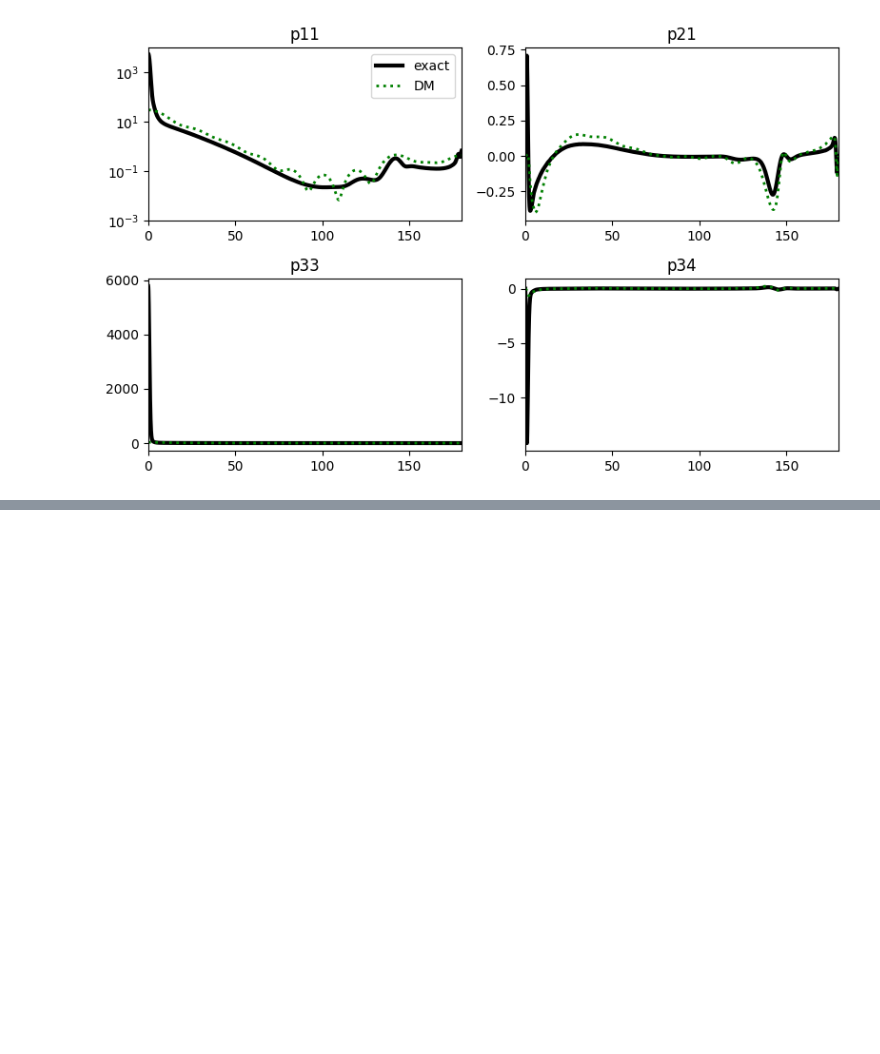
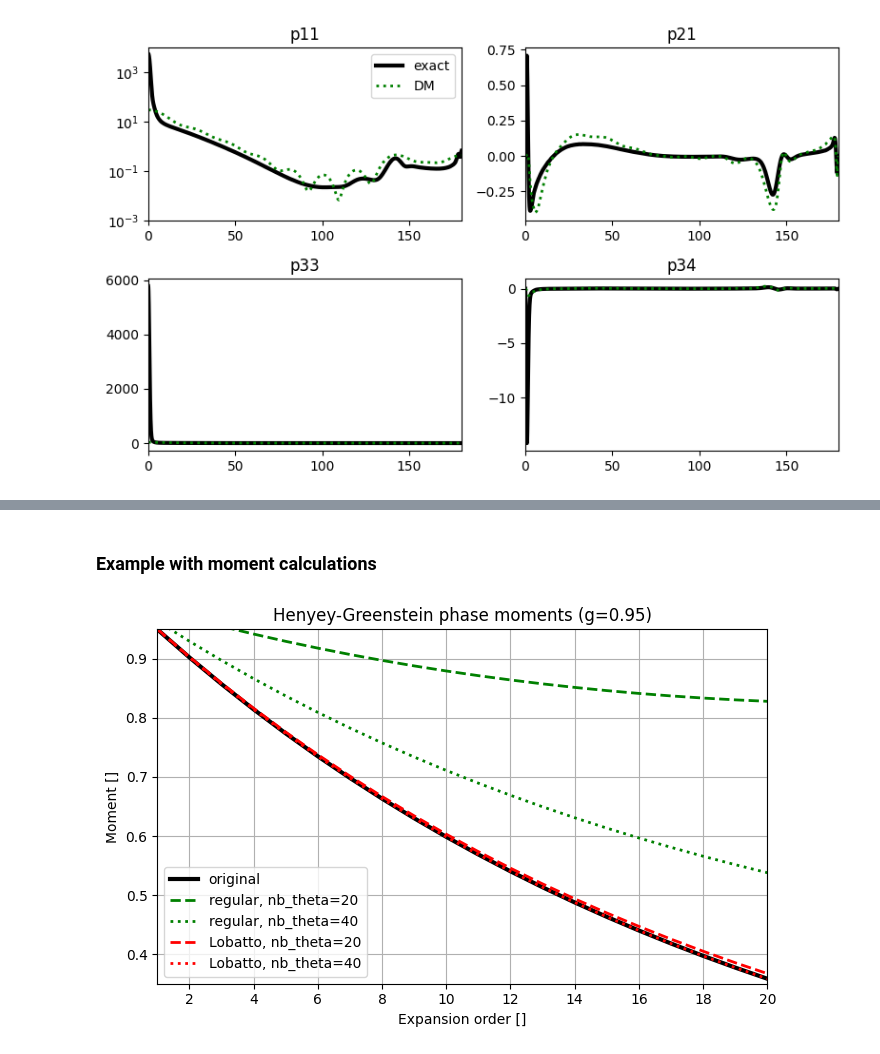
Before and after one commit to hygeos/pytrunc, a Jupyter notebook: demo_notebook.ipynb, the cells around one changed output, grey strips where cells are left out. Saved outputs shown, nothing was run; the diff lists cells and outputs as text; code cells hidden in the pictures; blank space fills up the shorter version.

```diff
--- a/demo_notebook.ipynb
+++ b/demo_notebook.ipynb
@@ -181,0 +212,36 @@ f= 0.43294807007378455
+# %% [markdown]
+### Example with moment calculations
+# %%
+m_max = 20
+chi_exact = calc_hg_moments(0.95, m_max)
+nth = np.array([20, 40])
+expansion_order = np.arange(0, m_max + 1)
+marks = ['--', ':']
+
+
+plt.figure(figsize=(7,4.5))
+plt.plot(expansion_order, chi_exact, 'k-', lw=3, label='original')
+for ith in range (len(nth)):
+    theta_reg = np.linspace(0, 180., nth[ith])
+    hg_reg = henyey_greenstein(theta_reg, g=0.95, normalize=2)
+    chi_reg = calc_moments(hg_reg, theta_reg, m_max, method='trapezoid', normalize=True)
+    plt.plot(expansion_order, chi_reg, f'g{marks[ith]}', lw=2, label=f'regular, nb_theta={nth[ith]}')
+
+for ith in range (len(nth)):
+    theta_lob, _ = quadrature_lobatto(0., 180., nth[ith])
+    hg_lob = henyey_greenstein(theta_lob, g=0.95, normalize=2)
+    chi_lob = calc_moments(hg_lob, theta_lob, m_max, method='lobatto', normalize=True)
+    plt.plot(expansion_order, chi_lob, f'r{marks[ith]}', lw=2, label=f'Lobatto, nb_theta={nth[ith]}')
+
+plt.title('Henyey-Greenstein phase moments (g=0.95)')
+plt.xlabel('Expansion order []')
+plt.ylabel('Moment []')
+plt.ylim(0.35, 0.95)
+plt.xlim(1, 20)
+plt.gca().xaxis.set_major_locator(MaxNLocator(integer=True))
+plt.grid()
+plt.legend()
+plt.tight_layout()
+#plt.savefig('hg_phase_moments_convergence.png', dpi=200)
+# %% [output]
+[figure, added]
```
Also changed, not shown: parts of 4 cells of this notebook.
